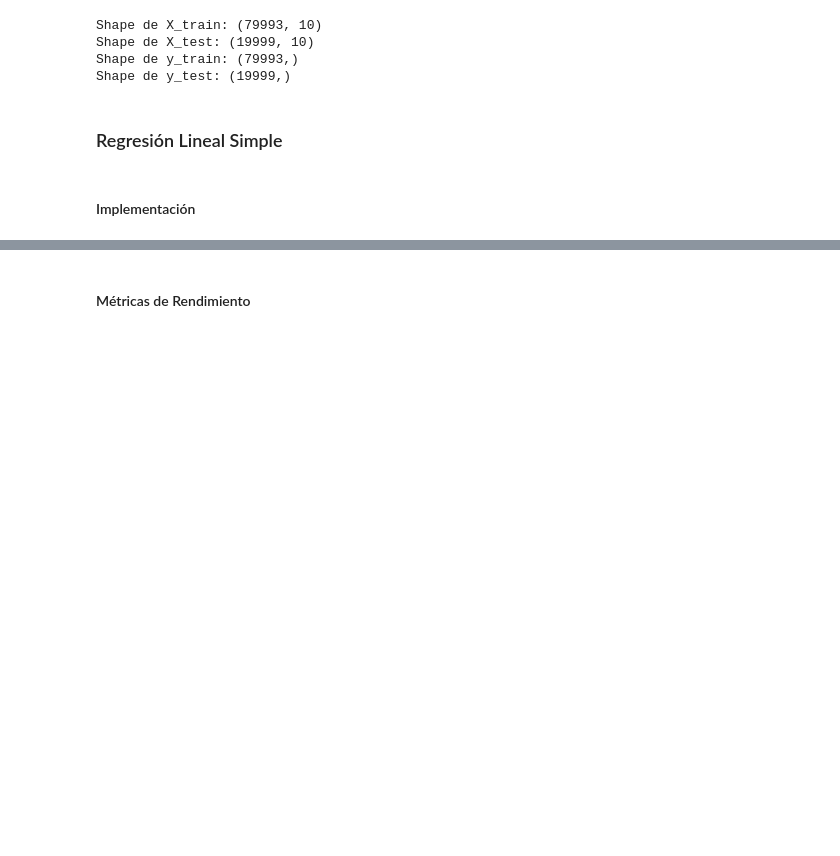
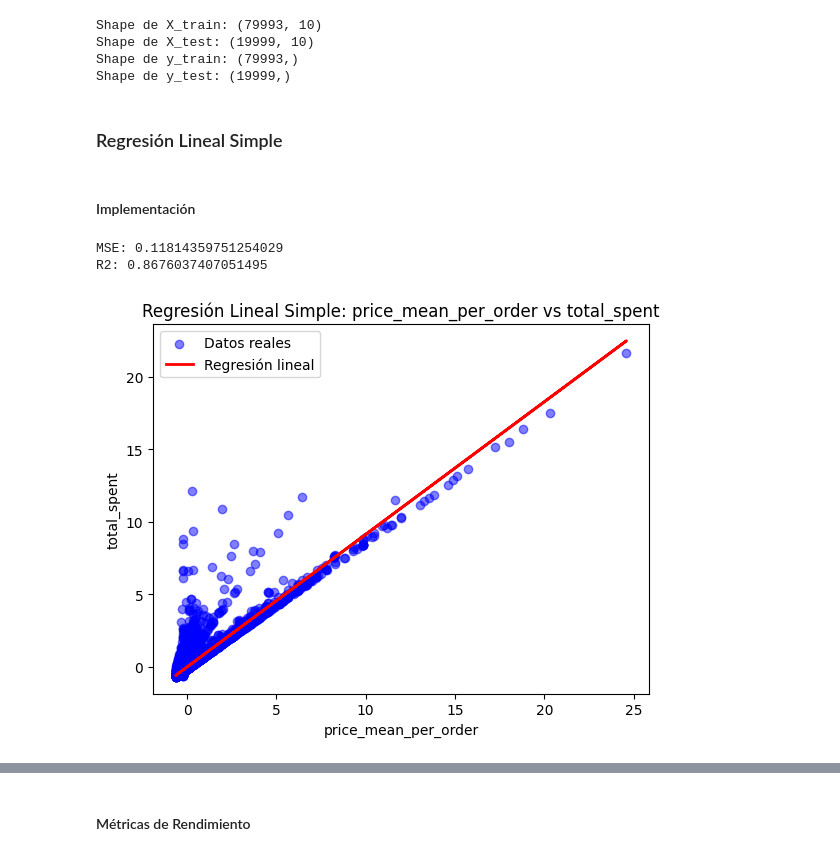
Before and after one commit to paulabaal12/PROY3-DM, a Jupyter notebook: Entrega 2/main.ipynb, the cells around one changed output, grey strips where cells are left out. Cells and saved outputs as stored; diff of their text form; code cells hidden in the pictures; blank space fills up the shorter version.

```diff
--- a/Entrega 2/main.ipynb
+++ b/Entrega 2/main.ipynb
@@ -138,3 +140,37 @@ Shape de y_test: (19999,)
 ### Regresión Lineal Simple
 # %% [markdown]
 #### Implementación
+# %%
+# Definir X e y usando 'price_mean_per_order'
+X_simple = X[['price_mean_per_order']]
+y_simple = y
+
+X_train_simple = X_train[['price_mean_per_order']]
+X_test_simple = X_test[['price_mean_per_order']]
+
+# Crear y entrenar el modelo
+model = LinearRegression()
+model.fit(X_train_simple, y_train)
+
+# Hacer predicciones
+y_pred = model.predict(X_test_simple)
+
+# Evaluar el modelo
+mse = mean_squared_error(y_test, y_pred)
+r2 = r2_score(y_test, y_pred)
+
+print(f"MSE: {mse}")
+print(f"R2: {r2}")
+
+# Graficar resultados
+plt.scatter(X_test_simple, y_test, color='blue', label='Datos reales', alpha=0.5)
+plt.plot(X_test_simple, y_pred, color='red', linewidth=2, label='Regresión lineal')
+plt.xlabel('price_mean_per_order')
+plt.ylabel('total_spent')
+plt.title('Regresión Lineal Simple: price_mean_per_order vs total_spent')
+plt.legend()
+plt.show()
+# %% [output]
+MSE: 0.11814359751254029
+R2: 0.8676037407051495
+[figure, added]
```
Also changed, not shown: parts of 6 cells of this notebook.
